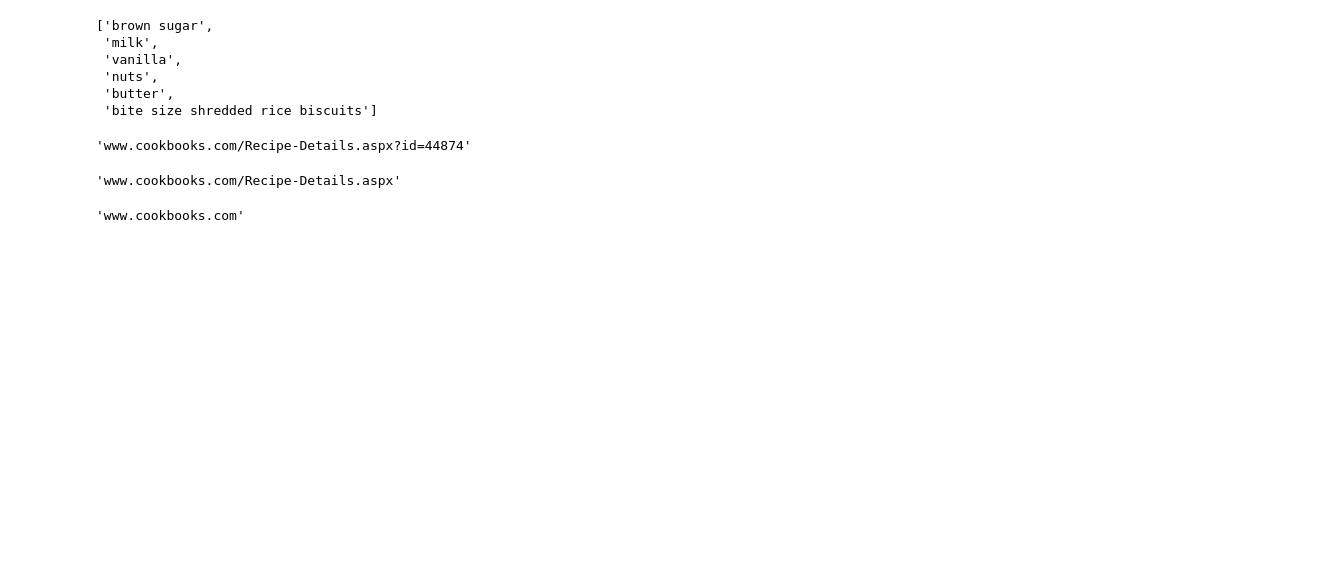
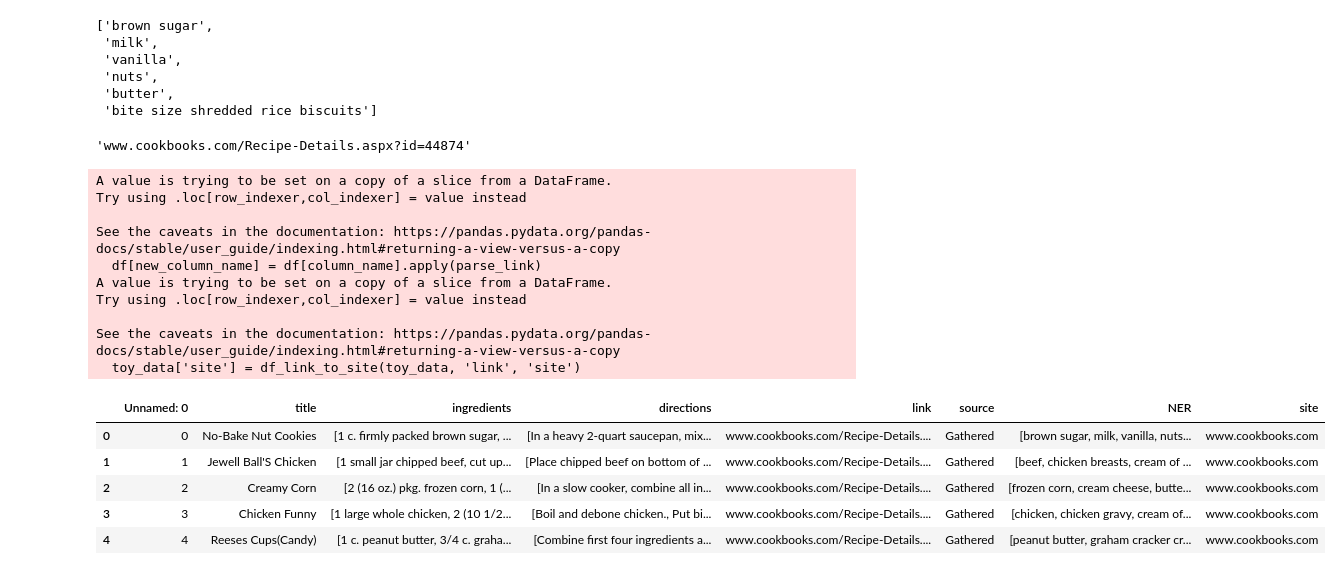
Before and after one commit to coxem14/Recipe-Recommender, a Jupyter notebook: capstone_3.ipynb, the cells around one changed output. Saved outputs shown, nothing was run; the diff lists cells and outputs as text; code cells hidden in the pictures; blank space fills up the shorter version.

Commit message:
cleaned columns and made bag of words column

```diff
--- a/capstone_3.ipynb
+++ b/capstone_3.ipynb
@@ -199,12 +207,8 @@ toy_data.link[0]
 # %% [output]
 'www.cookbooks.com/Recipe-Details.aspx?id=44874'
 # %%
-path = urlparse(toy_data.link[0]).path
-path
+# path = urlparse(toy_data.link[0]).path
+# path
-# %% [output]
-'www.cookbooks.com/Recipe-Details.aspx'
 # %%
-domain = path.split('/')[0:][0]
-domain
+# site = path.split('/')[0]
+# site
-# %% [output]
-'www.cookbooks.com'
@@ -215,0 +215,29 @@ def bag_of_words(df, columns_list):
+# %%
+def parse_link(link):
+    path = urlparse(link).path
+    site = path.split('/')[0]
+    return site
+
+def df_link_to_site(df, column_name, new_column_name):
+    df[new_column_name] = df[column_name].apply(parse_link)
+    return df[new_column_name]
+# %%
+toy_data['site'] = df_link_to_site(toy_data, 'link', 'site')
+toy_data.head()
+# %% [output]
+A value is trying to be set on a copy of a slice from a DataFrame.
+Try using .loc[row_indexer,col_indexer] = value instead
+
+See the caveats in the documentation: https://pandas.pydata.org/pandas-docs/stable/user_guide/indexing.html#returning-a-view-versus-a-copy
+  df[new_column_name] = df[column_name].apply(parse_link)
+A value is trying to be set on a copy of a slice from a DataFrame.
+Try using .loc[row_indexer,col_indexer] = value instead
+
+See the caveats in the documentation: https://pandas.pydata.org/pandas-docs/stable/user_guide/indexing.html#returning-a-view-versus-a-copy
+  toy_data['site'] = df_link_to_site(toy_data, 'link', 'site')
+|  | Unnamed: 0 | title | ingredients | directions | link | source | NER | site |
+| 0 | 0 | No-Bake Nut Cookies | [1 c. firmly packed brown sugar, ... | [In a heavy 2-quart saucepan, mix... | www.cookbooks.com/Recipe-Details.... | Gathered | [brown sugar, milk, vanilla, nuts... | www.cookbooks.com |
+| 1 | 1 | Jewell Ball'S Chicken | [1 small jar chipped beef, cut up... | [Place chipped beef on bottom of ... | www.cookbooks.com/Recipe-Details.... | Gathered | [beef, chicken breasts, cream of ... | www.cookbooks.com |
+| 2 | 2 | Creamy Corn | [2 (16 oz.) pkg. frozen corn, 1 (... | [In a slow cooker, combine all in... | www.cookbooks.com/Recipe-Details.... | Gathered | [frozen corn, cream cheese, butte... | www.cookbooks.com |
+| 3 | 3 | Chicken Funny | [1 large whole chicken, 2 (10 1/2... | [Boil and debone chicken., Put bi... | www.cookbooks.com/Recipe-Details.... | Gathered | [chicken, chicken gravy, cream of... | www.cookbooks.com |
+| 4 | 4 | Reeses Cups(Candy) | [1 c. peanut butter, 3/4 c. graha... | [Combine first four ingredients a... | www.cookbooks.com/Recipe-Details.... | Gathered | [peanut butter, graham cracker cr... | www.cookbooks.com |
```
Also changed, not shown: parts of 5 cells of this notebook.
